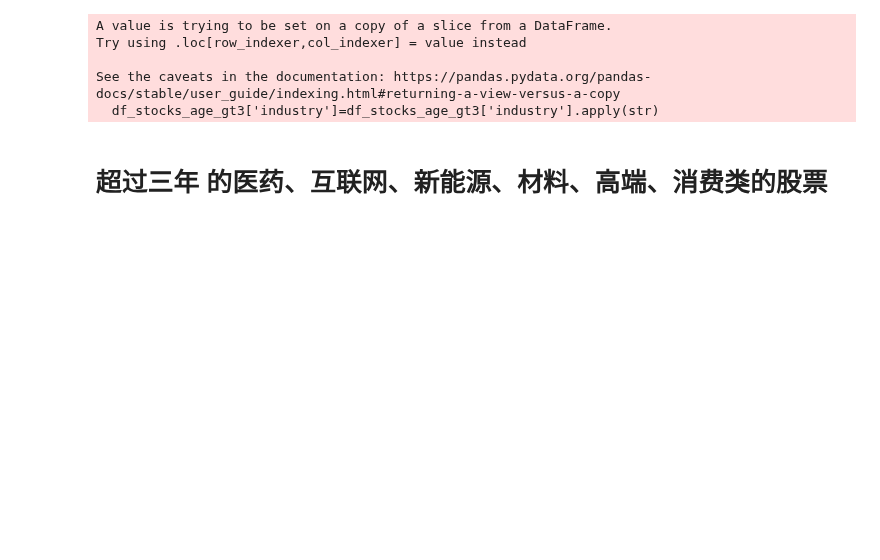
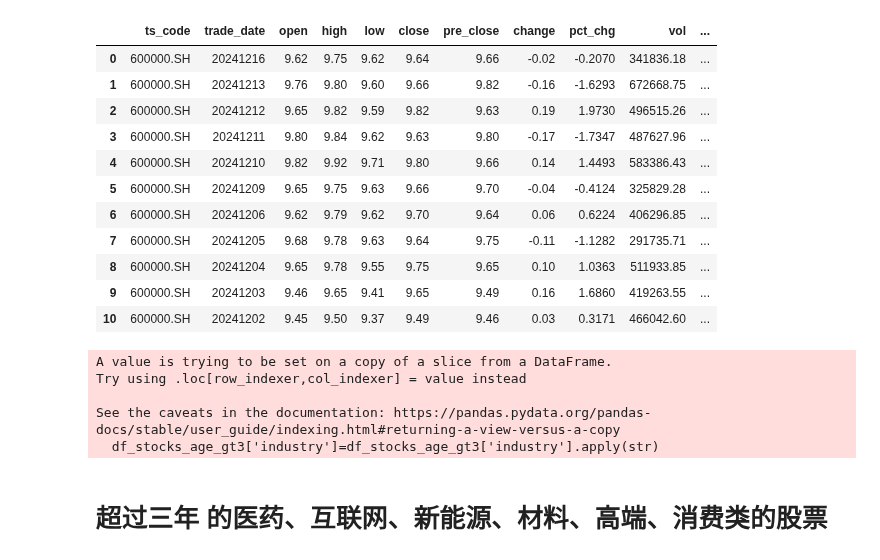
Before and after one commit to whgloveucq/jupyterfiles, a Jupyter notebook: OApractice/stock_study2023.ipynb, the cells around one changed output. Drawn from its saved outputs; the diff is of its cells as text; code cells hidden in the pictures; blank space fills up the shorter version.

```diff
--- a/OApractice/stock_study2023.ipynb
+++ b/OApractice/stock_study2023.ipynb
@@ -94,6 +94,26 @@ def stock_condition(stock_collection,condition):
 #股票池细化。
 
 #股票列表数据
+#RSI指标（）https://xueqiu.com/3733188651/135600477
+def get_rsi(ts_code,start_date,end_date):
+    N=14
+    df=stock_daily(ts_code,start_date,end_date)
+    return df
+# %%
+get_rsi('600000.SH','20241201','20241216')
+# %% [output]
+|  | ts_code | trade_date | open | high | low | close | pre_close | change | pct_chg | vol | ... |
+| 0 | 600000.SH | 20241216 | 9.62 | 9.75 | 9.62 | 9.64 | 9.66 | -0.02 | -0.2070 | 341836.18 | ... |
+| 1 | 600000.SH | 20241213 | 9.76 | 9.80 | 9.60 | 9.66 | 9.82 | -0.16 | -1.6293 | 672668.75 | ... |
+| 2 | 600000.SH | 20241212 | 9.65 | 9.82 | 9.59 | 9.82 | 9.63 | 0.19 | 1.9730 | 496515.26 | ... |
+| 3 | 600000.SH | 20241211 | 9.80 | 9.84 | 9.62 | 9.63 | 9.80 | -0.17 | -1.7347 | 487627.96 | ... |
+| 4 | 600000.SH | 20241210 | 9.82 | 9.92 | 9.71 | 9.80 | 9.66 | 0.14 | 1.4493 | 583386.43 | ... |
+| 5 | 600000.SH | 20241209 | 9.65 | 9.75 | 9.63 | 9.66 | 9.70 | -0.04 | -0.4124 | 325829.28 | ... |
+| 6 | 600000.SH | 20241206 | 9.62 | 9.79 | 9.62 | 9.70 | 9.64 | 0.06 | 0.6224 | 406296.85 | ... |
+| 7 | 600000.SH | 20241205 | 9.68 | 9.78 | 9.63 | 9.64 | 9.75 | -0.11 | -1.1282 | 291735.71 | ... |
+| 8 | 600000.SH | 20241204 | 9.65 | 9.78 | 9.55 | 9.75 | 9.65 | 0.10 | 1.0363 | 511933.85 | ... |
+| 9 | 600000.SH | 20241203 | 9.46 | 9.65 | 9.41 | 9.65 | 9.49 | 0.16 | 1.6860 | 419263.55 | ... |
+| 10 | 600000.SH | 20241202 | 9.45 | 9.50 | 9.37 | 9.49 | 9.46 | 0.03 | 0.3171 | 466042.60 | ... |
 # %%
 ##股票财务数据
 
```
Also changed, not shown: parts of 6 cells of this notebook.
